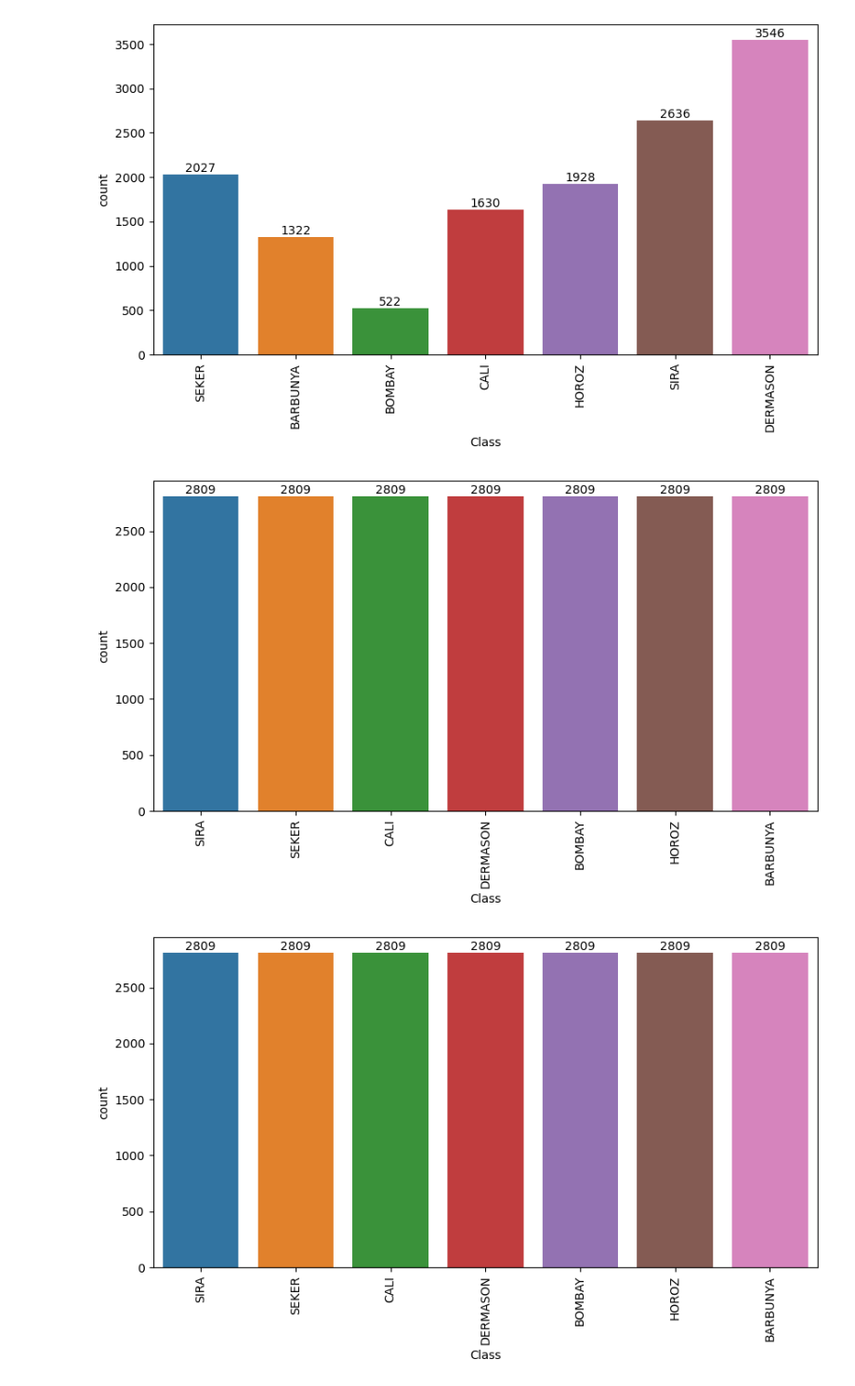
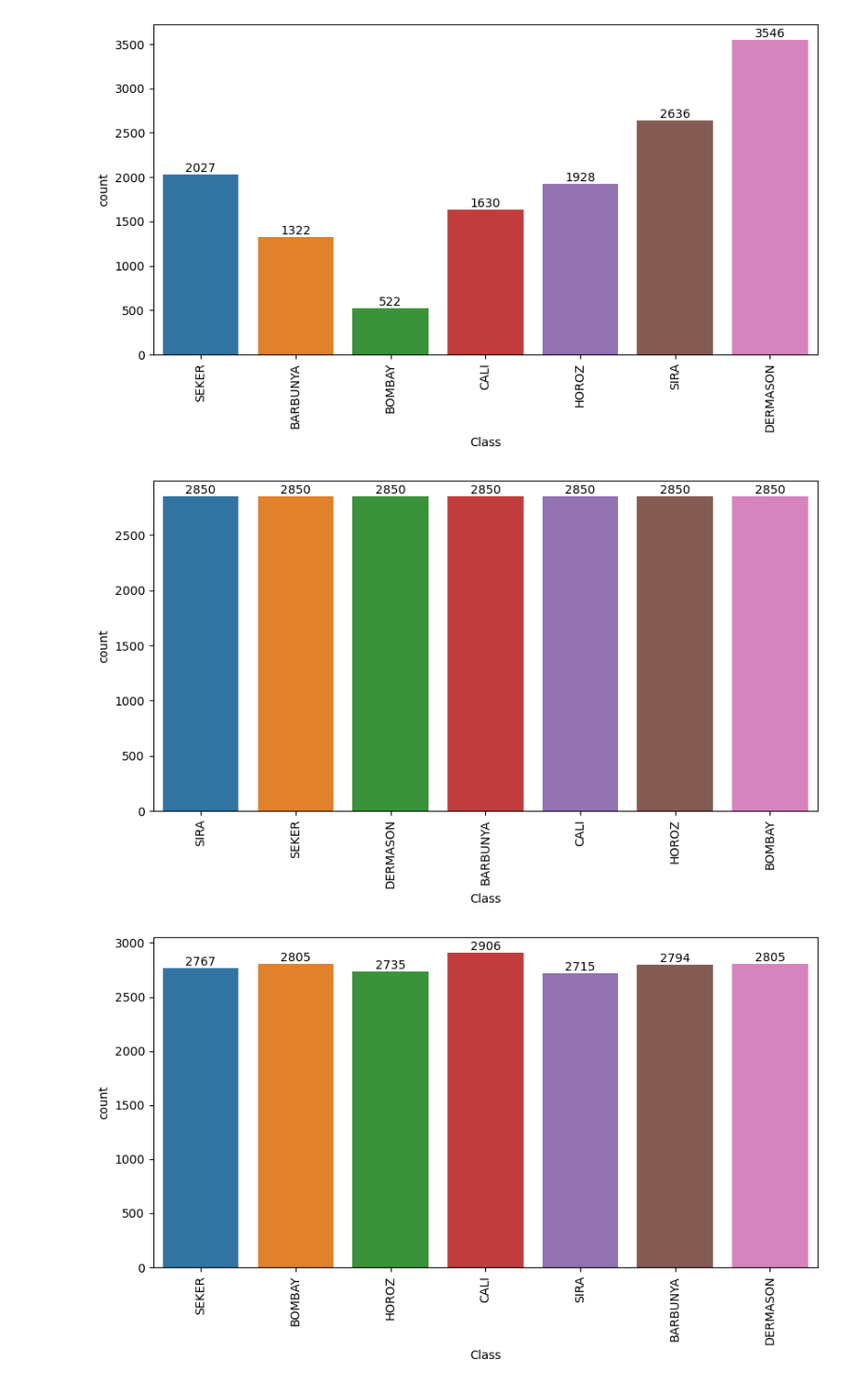
Before and after one commit to samuponz/drybeans, a Jupyter notebook: DM.ipynb, the cells around one changed output. Shown at 93% size. Cells and saved outputs as stored; diff of their text form; code cells hidden in the pictures.

```diff
--- a/DM.ipynb
+++ b/DM.ipynb
@@ -16,7 +17,7 @@ df = pd.read_excel("DryBeanDataset/Dry_Bean_Dataset.xlsx")
 df.rename(columns = {'AspectRation':'AspectRatio'}, inplace = True)
 df = df.astype({'Area': 'float64'})
 df = df.astype({'Class': 'string'})
-df = df.drop(['ConvexArea', 'ShapeFactor3'], axis=1) # REMEMBER TO PUT THIS COMMAND AFTER CORRELATION ANALYSIS
+#df = df.drop(['ConvexArea', 'ShapeFactor3'], axis=1) # REMEMBER TO PUT THIS COMMAND AFTER CORRELATION ANALYSIS
 #df.info()
 #df.describe()
 
@@ -101,21 +102,21 @@ graph.bar_label(ax.containers[0]);
 # ATTENZIONE, IL NUMERO DI ISTANZE PER CLASSE CAMBIA CONTINUAMENTE, DOPO LO SPLIT LA CLASSE CHE NE ESCE "VINCITRICE",
 # LA MAGGIORMENTE SELEZIONA DETERMINA LA SOGLIA DI OVERSAMPLING
 # %% [output]
-[figure, old version]
+[figure, new version]
 # %%
 # OVERSAMPLING - ADASYN
 
 X_train, X_test, y_train, y_test  = train_test_split(df.iloc[:,:-1], df.iloc[:,-1:], test_size=0.2)
 ada = ADASYN()
 X_train_ada, y_train_ada = ada.fit_resample(X_train, y_train)
-df_train_adasyn = pd.merge(X_train_smt, y_train_smt, left_index=True, right_index=True)
+df_train_adasyn = pd.merge(X_train_ada, y_train_ada, left_index=True, right_index=True)
 
 fig, ax = plt.subplots(figsize=(10,5));
 graph = sns.countplot(ax=ax, x='Class', data=df_train_adasyn);
 graph.set_xticklabels(graph.get_xticklabels(),rotation=90);
 graph.bar_label(ax.containers[0]);
 
 # ATTENZIONE, IL NUMERO DI ISTANZE PER CLASSE CAMBIA CONTINUAMENTE, DOPO LO SPLIT LA CLASSE CHE NE ESCE "VINCITRICE",
 # LA MAGGIORMENTE SELEZIONA DETERMINA LA SOGLIA DI OVERSAMPLING
 # %% [output]
-[figure, old version]
+[figure, new version]
```
Also changed, not shown: parts of 5 cells of this notebook, 1 other file.
